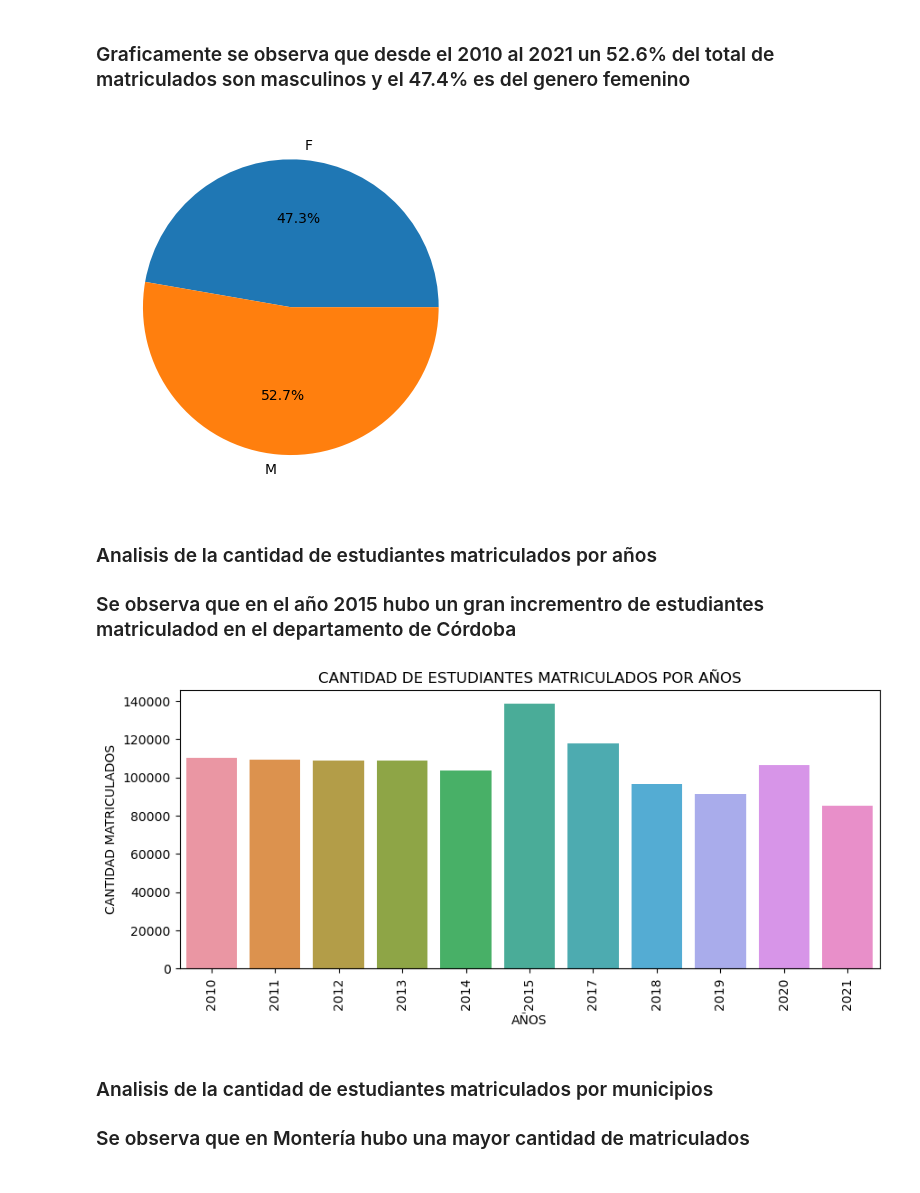
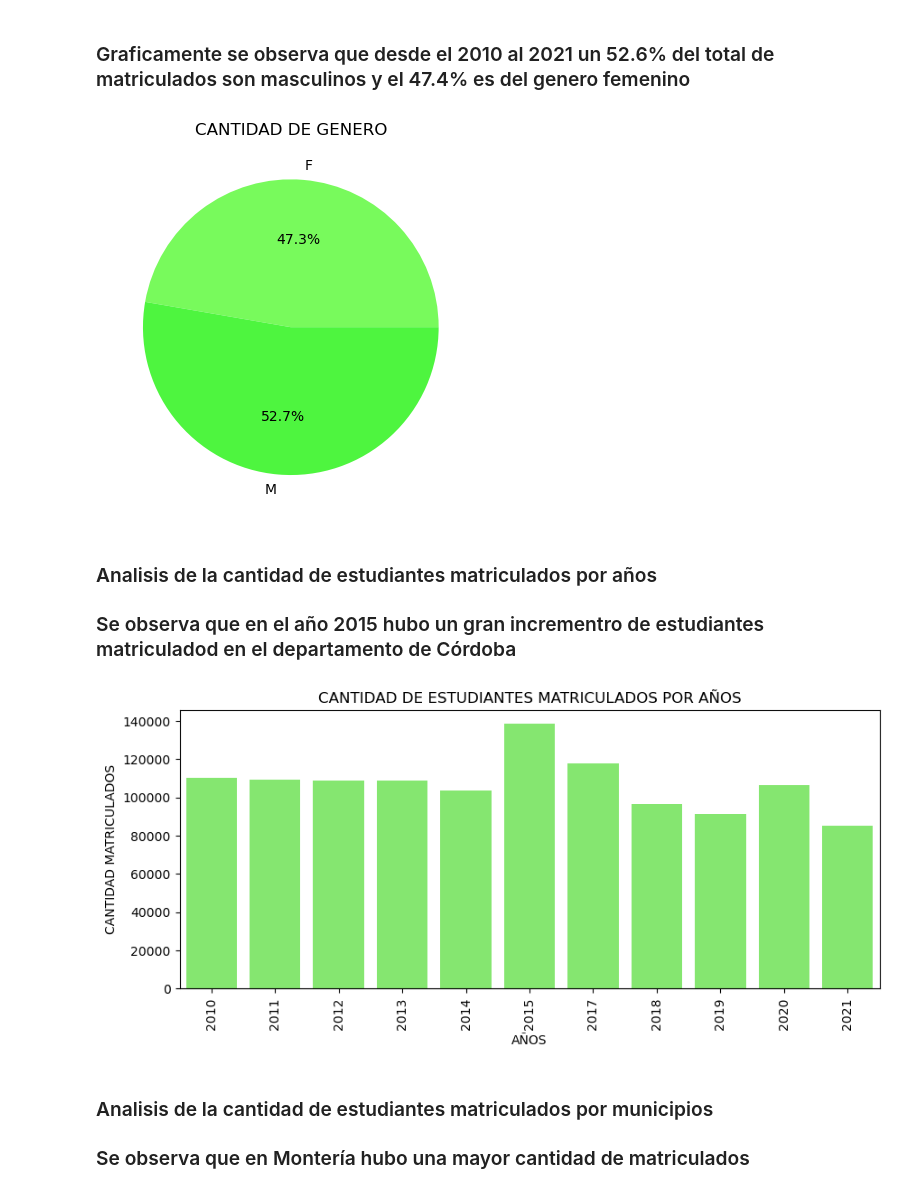
Before and after one commit to Cuenta-oss/analisis_exploratorio, a Jupyter notebook: datas.ipynb, the cells around one changed output. Drawn from its saved outputs; the diff is of its cells as text; code cells hidden in the pictures.

Commit message:
color update

```diff
--- a/datas.ipynb
+++ b/datas.ipynb
@@ -364,11 +368,12 @@ array(['Mañana', 'Tarde', 'Unica', 'Completa', 'Fin de Semana',
 # %%
 f_o_m = data_2010_2021["COD_GENERO"].groupby(data_2010_2021["COD_GENERO"]).count()
 cod_gender = ["F", "M"]
-plt.pie(f_o_m, labels=cod_gender, autopct="%.1f%%")
+colors = ["#78FA5C", "#4EF53F"]
+plt.pie(f_o_m, labels=cod_gender, autopct="%.1f%%", colors = colors)
 plt.title("CANTIDAD DE GENERO")
 plt.show();
 # %% [output]
-[figure, old version]
+[figure, new version]
 # %% [markdown]
 ### Analisis de la cantidad de estudiantes matriculados por años
 ### Se observa que en el año 2015 hubo un gran incrementro de estudiantes matriculadod en el departamento de Córdoba
@@ -378,12 +383,12 @@ annios = data_2010_2021.groupby([data_2010_2021.index])["TOTAL_MATRICULA"].count
 annios_ord = np.sort(data_2010_2021.index.unique())
 fig, ax = plt.subplots(figsize=(10, 4))
 plt.xticks(rotation="90")
-sns.barplot(x = annios_ord, y = annios)
+sns.barplot(x = annios_ord, y = annios, color="#78FA5C")
 plt.xlabel("AÑOS")
 plt.ylabel("CANTIDAD MATRICULADOS")
 plt.title("CANTIDAD DE ESTUDIANTES MATRICULADOS POR AÑOS");
 # %% [output]
-[figure, old version]
+[figure, new version]
 # %% [markdown]
 ### Analisis de la cantidad de estudiantes matriculados por municipios
 
```
Also changed, not shown: parts of 10 cells of this notebook.
